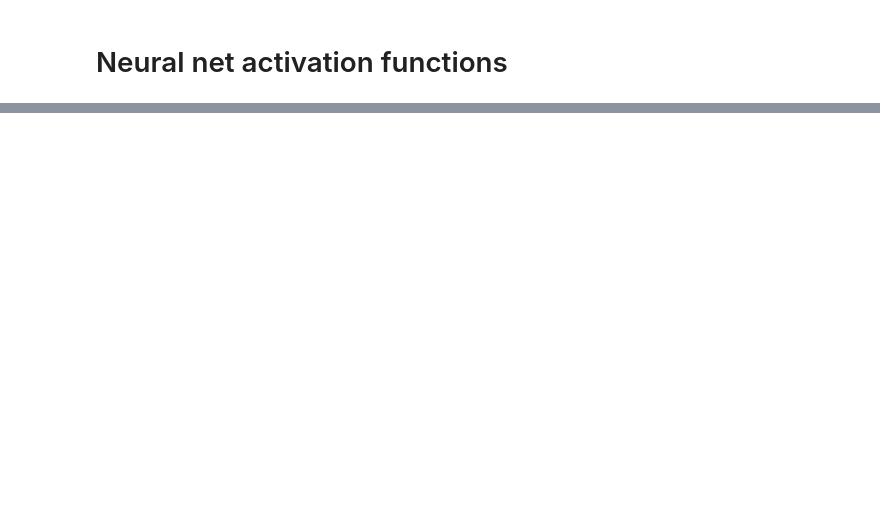
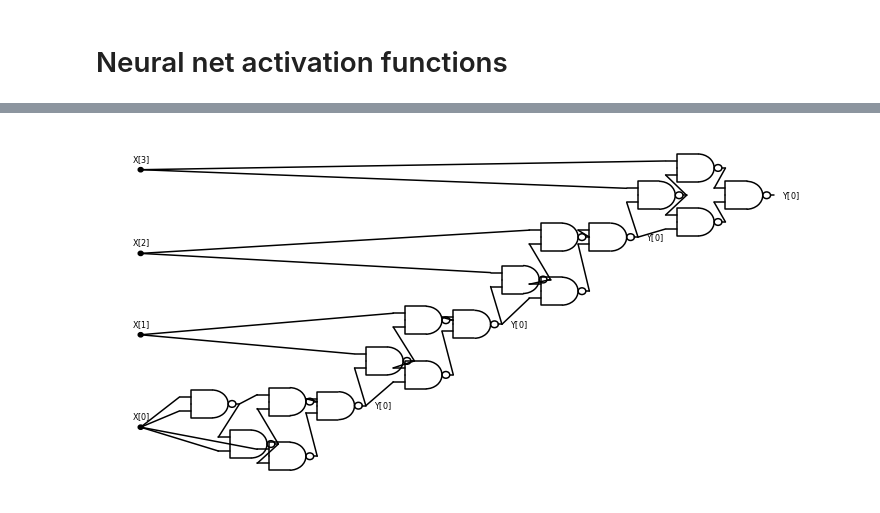
Before and after one commit to boazbk/tcscode, a Jupyter notebook: Chap_03_Computation.ipynb, the cells around one changed output, grey strips where cells are left out. Saved outputs shown, nothing was run; the diff lists cells and outputs as text; code cells hidden in the pictures; blank space fills up the shorter version.

```diff
--- a/Chap_03_Computation.ipynb
+++ b/Chap_03_Computation.ipynb
@@ -327,0 +284,18 @@ plt.show()
+# %%
+temp_0 = NAND(X[0],X[0])
+temp_2 = NAND(X[i],Y[0])
+temp_3 = NAND(X[i],temp_2)
+temp_4 = NAND(Y[0],temp_2)
+Y[0] = NAND(temp_3,temp_4)
+MODANDJUMP(X_nonblank[i],X_nonblank[i])
+# %%
+temp_0 = NAND(X[0],X[0])
+Y_nonblank[0] = NAND(X[0],temp_0)
+Atstart[0] = NAND(X[0],temp_0)
+Marker[i] = NAND(X_nonblank[i],X_noblank[i])
+Atend[i] = NAND(X_nonblank[i],X_nonblank[i])
+temp_2 = NAND(X[i],Y[0])
+temp_3 = NAND(X[i],temp_2)
+temp_4 = NAND(Y[0],temp_2)
+Y[0] = NAND(temp_3,temp_4)
+MODANDJUMP(X_nonblank[i],X_nonblank[i])
@@ -327,0 +307,23 @@ plt.show()
+# %%
+res = r'''temp_0 = NAND(X[0],X[0])
+temp_2 = NAND(X[0],temp_0)
+temp_3 = NAND(X[0],temp_2)
+temp_4 = NAND(temp_0,temp_2)
+Y[0] = NAND(temp_3,temp_4)
+temp_2 = NAND(X[1],Y[0])
+temp_3 = NAND(X[1],temp_2)
+temp_4 = NAND(Y[0],temp_2)
+Y[0] = NAND(temp_3,temp_4)
+temp_2 = NAND(X[2],Y[0])
+temp_3 = NAND(X[2],temp_2)
+temp_4 = NAND(Y[0],temp_2)
+Y[0] = NAND(temp_3,temp_4)
+temp_2 = NAND(X[3],Y[0])
+temp_3 = NAND(X[3],temp_2)
+temp_4 = NAND(Y[0],temp_2)
+Y[0] = NAND(temp_3,temp_4)
+'''
+C = prog2circuit(res)
+schemdraw(C)
+# %% [output]
+[figure, added]
```
Also changed, not shown: parts of 29 cells of this notebook, 2 other files.
